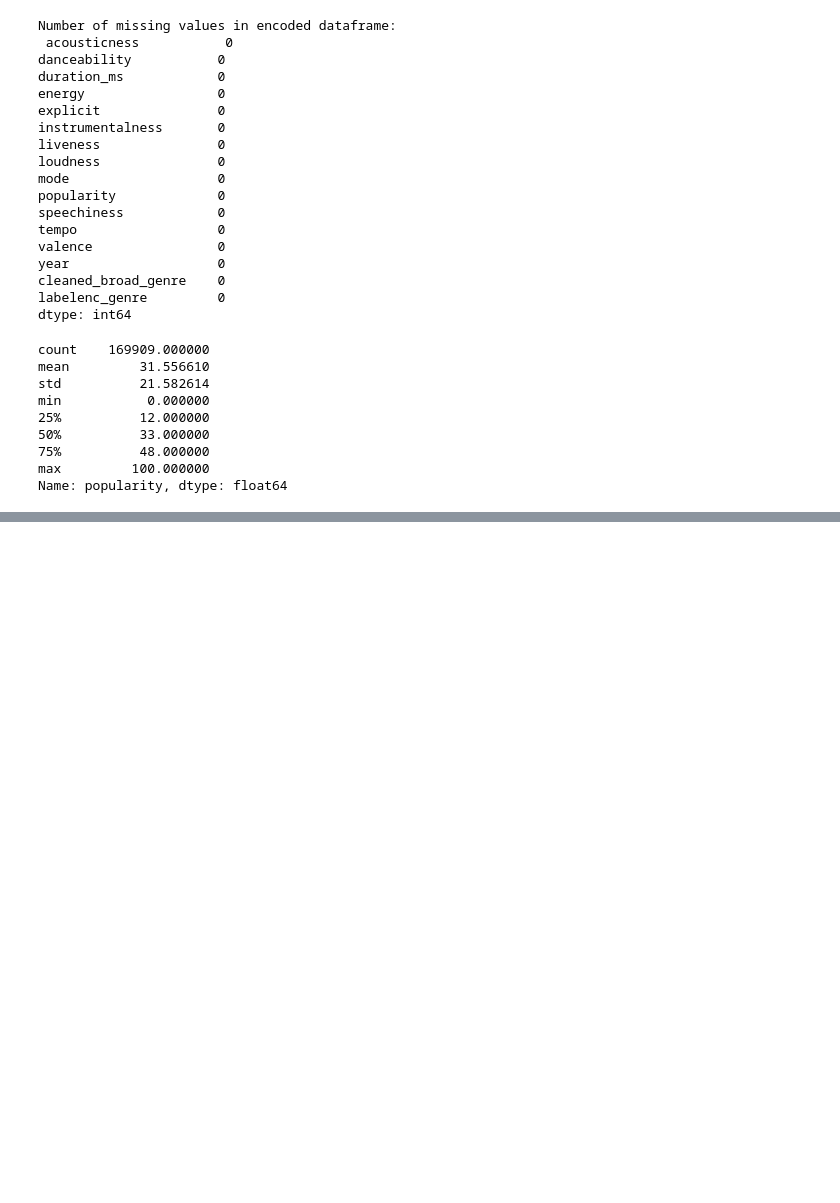
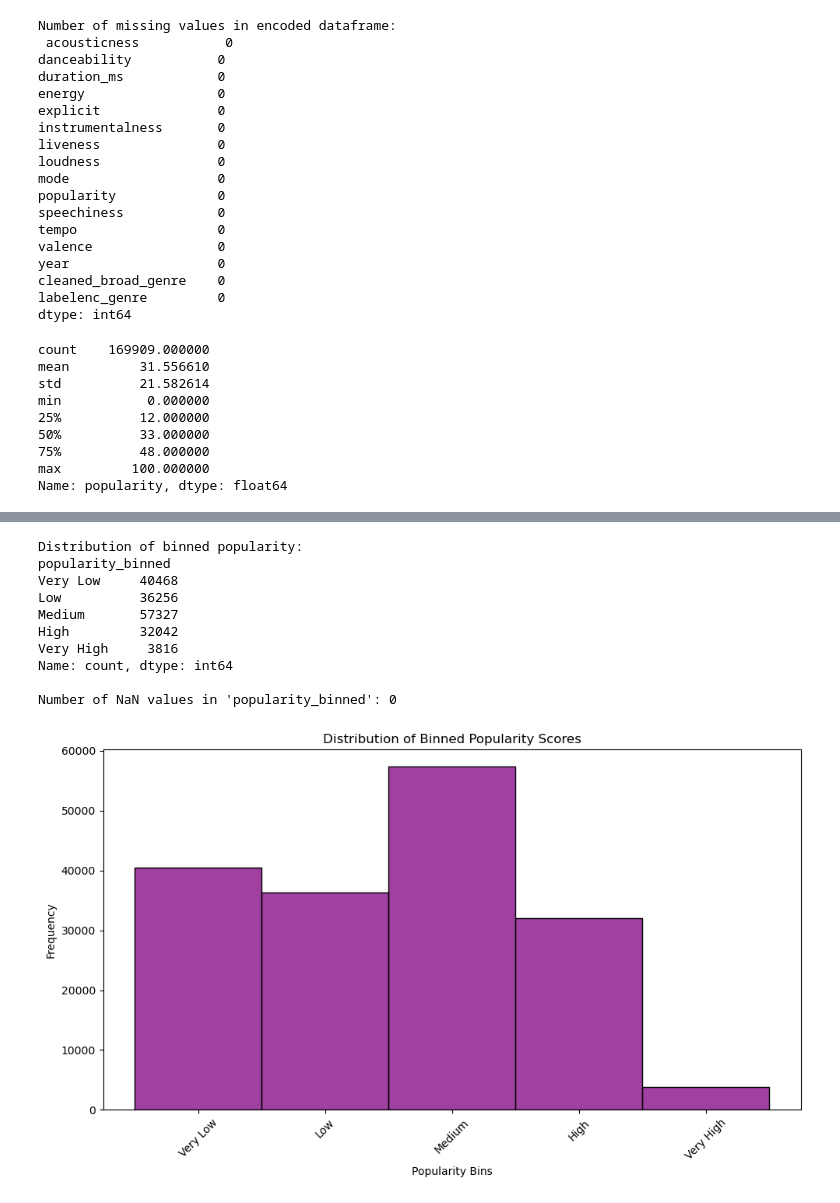
Before and after one commit to moraditya/spotify-time-series, a Jupyter notebook: data-analysis/rf-preprocessing.ipynb, the cells around one changed output, grey strips where cells are left out. Cells and saved outputs as stored; diff of their text form; code cells hidden in the pictures; blank space fills up the shorter version.

```diff
--- a/data-analysis/rf-preprocessing.ipynb
+++ b/data-analysis/rf-preprocessing.ipynb
@@ -95,0 +96,38 @@ plt.show()
+# %%
+# define bins for popularity scores
+new_bins = [-1, 10, 30, 50, 70, 100]
+bin_labels = ['Very Low', 'Low', 'Medium', 'High', 'Very High']
+
+# apply the bins to the popularity column
+encoded_df['popularity_binned'] = pd.cut(encoded_df['popularity'], bins=new_bins, labels=bin_labels)
+
+# check the distribution of the new bins
+print("Distribution of binned popularity:")
+print(encoded_df['popularity_binned'].value_counts(sort=False))
+
+# check for any NaN values
+print("\nNumber of NaN values in 'popularity_binned':", encoded_df['popularity_binned'].isna().sum())
+
+# visualize the binned popularity
+plt.figure(figsize=(10, 6))
+sns.histplot(encoded_df['popularity_binned'], kde=False, color='purple')
+
+# add title and labels
+plt.title('Distribution of Binned Popularity Scores')
+plt.xlabel('Popularity Bins')
+plt.ylabel('Frequency')
+plt.xticks(rotation=45)  # rotate x-axis labels for better readability
+plt.tight_layout()  # adjust layout to prevent cutting off labels
+plt.show()
+# %% [output]
+Distribution of binned popularity:
+popularity_binned
+Very Low     40468
+Low          36256
+Medium       57327
+High         32042
+Very High     3816
+Name: count, dtype: int64
+
+Number of NaN values in 'popularity_binned': 0
+[figure, added]
```
Also changed, not shown: parts of 1 cell of this notebook.
